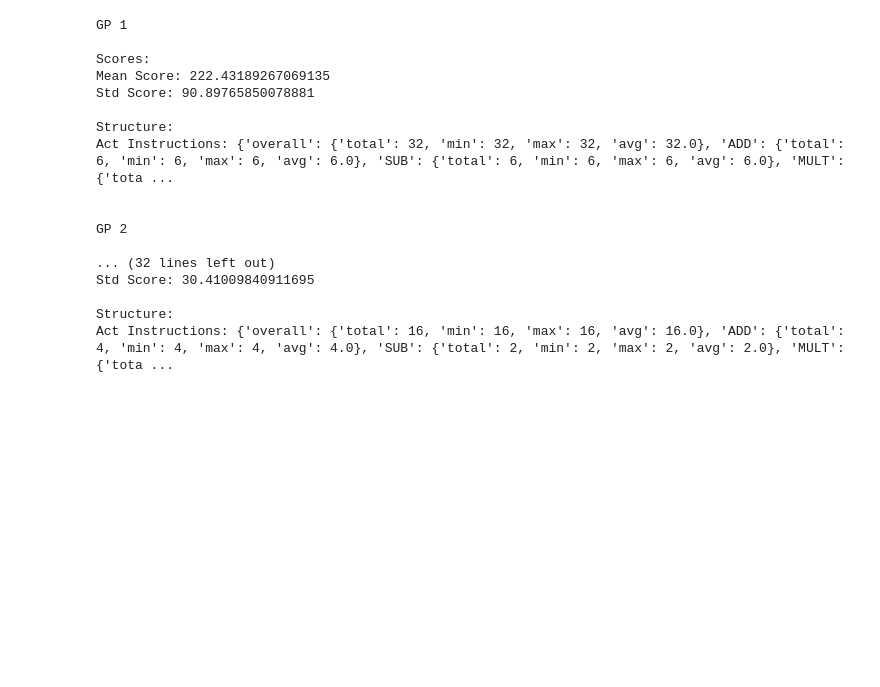
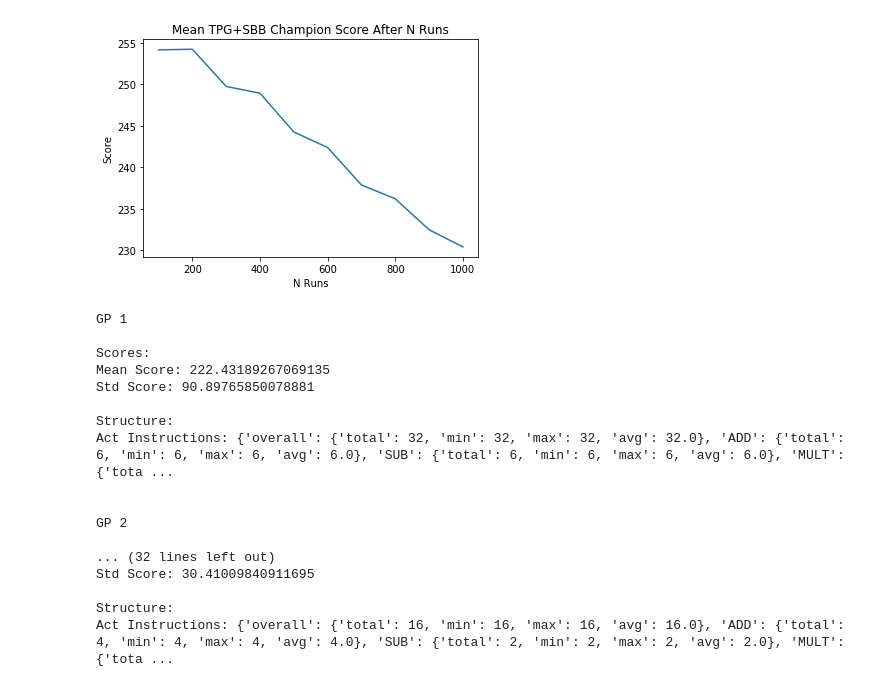
Before and after one commit to Ryan-Amaral/gp-bipedal-walker-analysis, a Jupyter notebook: champion_analysis.ipynb, the cells around one changed output. Cells and saved outputs as stored; diff of their text form; code cells hidden in the pictures; blank space fills up the shorter version.

```diff
--- a/champion_analysis.ipynb
+++ b/champion_analysis.ipynb
@@ -62,3 +91,28 @@ plt.show()
+# %%
+ax = plt.axes()
+
+x = [100, 200, 300, 400, 500, 600, 700, 800, 900, 1000]
+y = [mean(np.array([tpgsbb1[:100], tpgsbb2[:100], tpgsbb3[:100], tpgsbb4[:100]])),
+     mean(np.array([tpgsbb1[:200], tpgsbb2[:200], tpgsbb3[:200], tpgsbb4[:200]])),
+     mean(np.array([tpgsbb1[:300], tpgsbb2[:300], tpgsbb3[:300], tpgsbb4[:300]])),
+     mean(np.array([tpgsbb1[:400], tpgsbb2[:400], tpgsbb3[:400], tpgsbb4[:400]])),
+     mean(np.array([tpgsbb1[:500], tpgsbb2[:500], tpgsbb3[:500], tpgsbb4[:500]])),
+     mean(np.array([tpgsbb1[:600], tpgsbb2[:600], tpgsbb3[:600], tpgsbb4[:600]])),
+     mean(np.array([tpgsbb1[:700], tpgsbb2[:700], tpgsbb3[:700], tpgsbb4[:700]])),
+     mean(np.array([tpgsbb1[:800], tpgsbb2[:800], tpgsbb3[:800], tpgsbb4[:800]])),
+     mean(np.array([tpgsbb1[:900], tpgsbb2[:900], tpgsbb3[:900], tpgsbb4[:900]])),
+     mean(np.array([tpgsbb1[:1000], tpgsbb2[:1000], tpgsbb3[:1000], tpgsbb4[:1000]]))]
+
+plt.plot(x, y)
+
+plt.title("Mean TPG+SBB Champion Score After N Runs")
+plt.xlabel("N Runs")
+plt.ylabel("Score")
+
+plt.savefig("images/tpgsbb-scores-n-runs.pdf")
+plt.show()
+# %% [output]
+[figure, added]
 # %%
 # check the structures of the different agents in various ways GP first
 print("GP 1\n")
```
Also changed, not shown: parts of 10 cells of this notebook, 4 other files.
